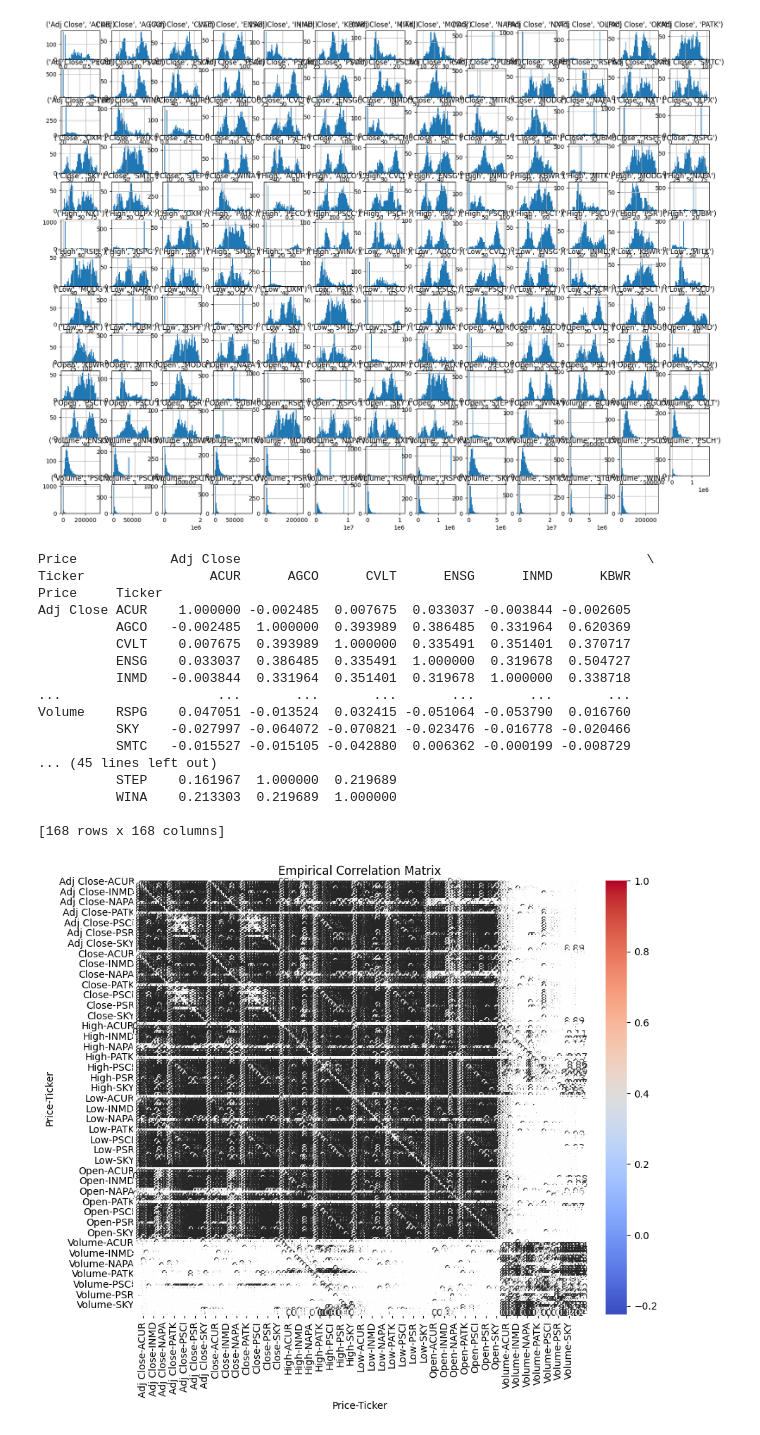
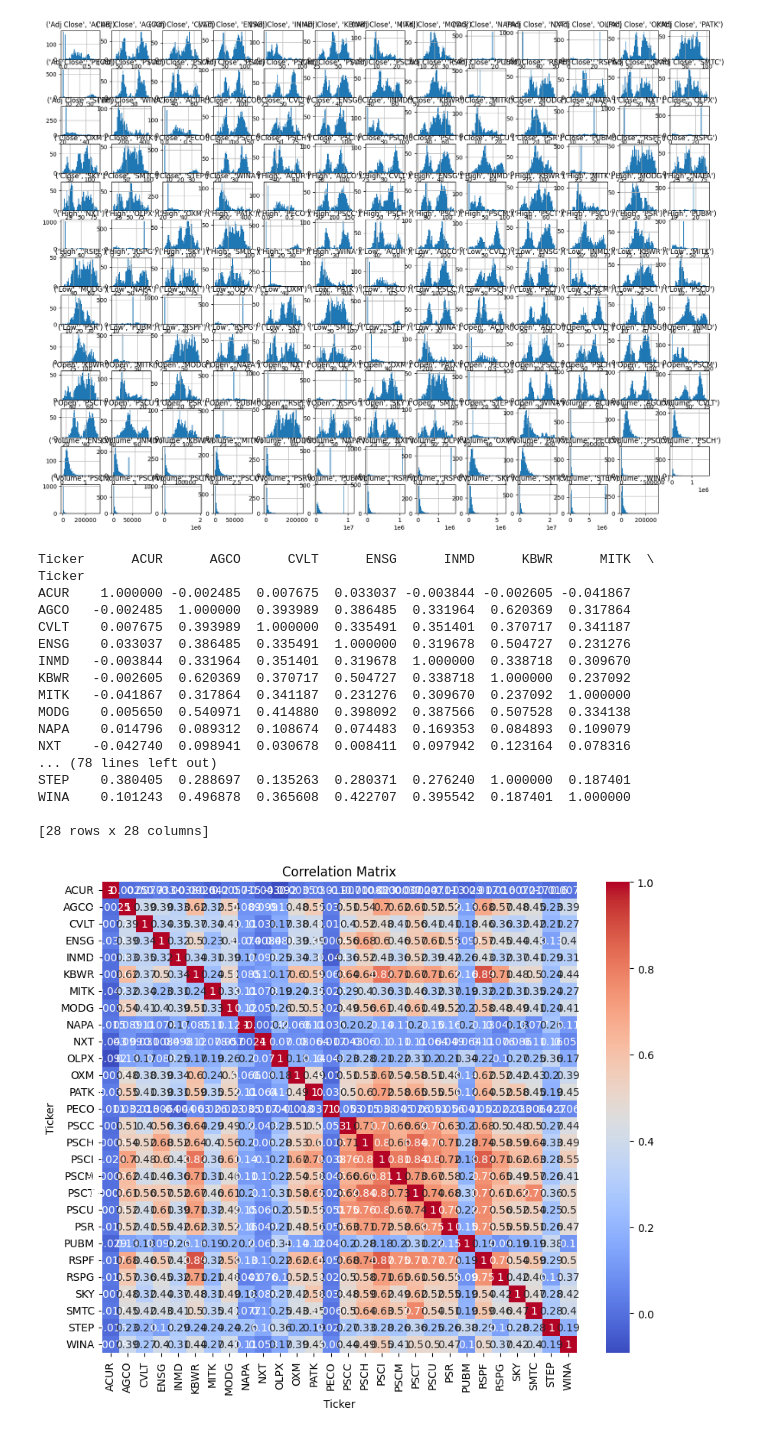
Before and after one commit to moumit-b/BUFC_MPT-RMT, a Jupyter notebook: dataStats.ipynb, the cells around one changed output. Saved outputs shown, nothing was run; the diff lists cells and outputs as text; code cells hidden in the pictures.

Commit message:
fixed correlation matrix

```diff
--- a/dataStats.ipynb
+++ b/dataStats.ipynb
@@ -138,32 +138,34 @@ plt.show()
 # %% [output]
 [figure]
 # %%
+
 correlation_matrix = log_returns.corr()
 
-# Display the correlation matrix
-print(correlation_matrix)
+adj_close_corr_matrix = log_returns['Adj Close'].corr()
 
 
+print(adj_close_corr_matrix)
+
 plt.figure(figsize=(10, 8))
-sns.heatmap(correlation_matrix, annot=True, cmap='coolwarm', fmt=".2f")
-plt.title('Empirical Correlation Matrix')
+sns.heatmap(adj_close_corr_matrix, annot=True, cmap='coolwarm')
+plt.title('Correlation Matrix')
 plt.show()
 # %% [output]
-Price            Adj Close                                                    \
-Ticker                ACUR      AGCO      CVLT      ENSG      INMD      KBWR
-Price     Ticker
-Adj Close ACUR    1.000000 -0.002485  0.007675  0.033037 -0.003844 -0.002605
-          AGCO   -0.002485  1.000000  0.393989  0.386485  0.331964  0.620369
-          CVLT    0.007675  0.393989  1.000000  0.335491  0.351401  0.370717
-          ENSG    0.033037  0.386485  0.335491  1.000000  0.319678  0.504727
-          INMD   -0.003844  0.331964  0.351401  0.319678  1.000000  0.338718
-...                    ...       ...       ...       ...       ...       ...
-Volume    RSPG    0.047051 -0.013524  0.032415 -0.051064 -0.053790  0.016760
-          SKY    -0.027997 -0.064072 -0.070821 -0.023476 -0.016778 -0.020466
-          SMTC   -0.015527 -0.015105 -0.042880  0.006362 -0.000199 -0.008729
-... (45 lines left out)
-          STEP    0.161967  1.000000  0.219689
-          WINA    0.213303  0.219689  1.000000
+Ticker      ACUR      AGCO      CVLT      ENSG      INMD      KBWR      MITK  \
+Ticker
+ACUR    1.000000 -0.002485  0.007675  0.033037 -0.003844 -0.002605 -0.041867
+AGCO   -0.002485  1.000000  0.393989  0.386485  0.331964  0.620369  0.317864
+CVLT    0.007675  0.393989  1.000000  0.335491  0.351401  0.370717  0.341187
+ENSG    0.033037  0.386485  0.335491  1.000000  0.319678  0.504727  0.231276
+INMD   -0.003844  0.331964  0.351401  0.319678  1.000000  0.338718  0.309670
+KBWR   -0.002605  0.620369  0.370717  0.504727  0.338718  1.000000  0.237092
+MITK   -0.041867  0.317864  0.341187  0.231276  0.309670  0.237092  1.000000
+MODG    0.005650  0.540971  0.414880  0.398092  0.387566  0.507528  0.334138
+NAPA    0.014796  0.089312  0.108674  0.074483  0.169353  0.084893  0.109079
+NXT    -0.042740  0.098941  0.030678  0.008411  0.097942  0.123164  0.078316
+... (78 lines left out)
+STEP    0.380405  0.288697  0.135263  0.280371  0.276240  1.000000  0.187401
+WINA    0.101243  0.496878  0.365608  0.422707  0.395542  0.187401  1.000000
 
-[168 rows x 168 columns]
+[28 rows x 28 columns]
-[figure, old version]
+[figure, new version]
```
Also changed, not shown: parts of 1 cell of this notebook.
